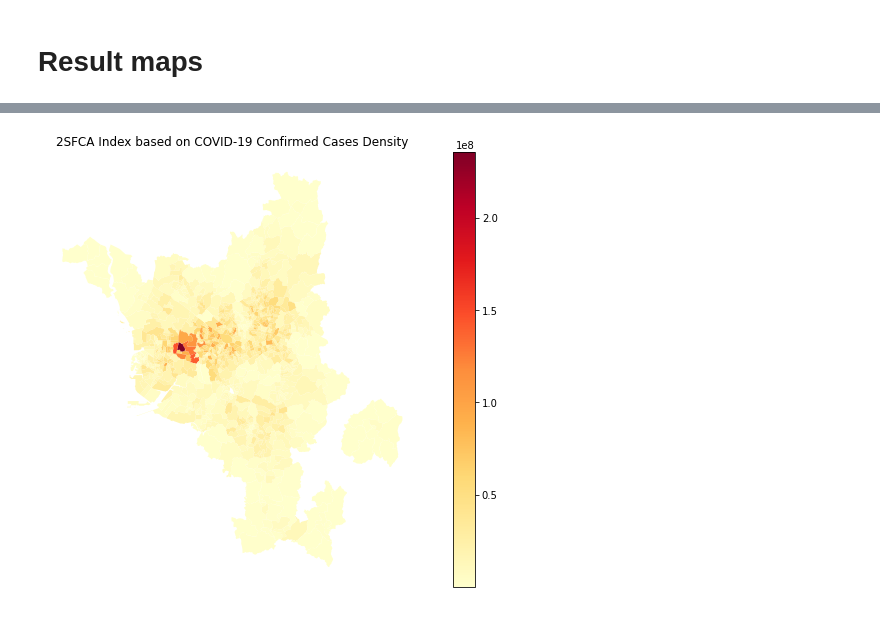
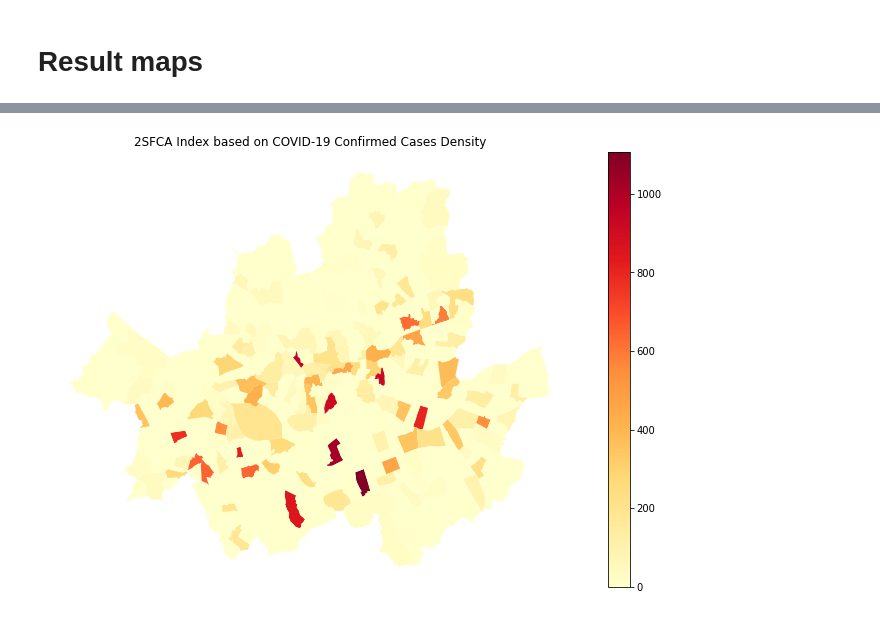
Before and after one commit to lucyubin/2023-Accessibility-to-Isolation-Beds-in-Seoul, a Jupyter notebook: 2SFCA.ipynb, the cells around one changed output, grey strips where cells are left out. Drawn from its saved outputs; the diff is of its cells as text; code cells hidden in the pictures.

```diff
--- a/2SFCA.ipynb
+++ b/2SFCA.ipynb
@@ -43,11 +44,18 @@ fac_buffer2 = fac_buffer.copy()
 # Import population density center points
 point_pop = gpd.read_file(file_path + 'point_pop.shp')
 point_pop['den'] = point_pop['SUM_1인']
+point_pop = point_pop[point_pop['ADM_CD'].str.startswith('1')]
+
+# Import resident density aged over 65 center points
+point_65 = gpd.read_file(file_path + 'point.shp')
+point_65['den'] = point_65['65DEN']
+point_65['ADM_CD'] = point_65['ADM_CD'].astype(str)
 
 # Import COVID-19 confirmed cases density center points
 point_covid = gpd.read_file(file_path + 'point_covid.shp')
 point_covid['den'] = point_covid['dencity']
-
+point_covid = point_covid[point_covid['ADM_CD'].str.startswith('1')]
 
 # Import population buffer
 pop_buffer = gpd.read_file(file_path + 'pop_buffer.shp')
+pop_buffer = pop_buffer[pop_buffer['Name'].str.startswith('11')]
@@ -207,10 +121,26 @@ boundary = gpd.read_file(file_path + 'boundary.shp')
 
 # Perform a spatial join between municipal boundaries and population density data ('pop_den_buffer').
 pop_sfca = boundary[['ADM_CD', 'geometry']].merge(pop_den_buffer[['Name', 'sfca']], left_on='ADM_CD', right_on='Name', how='left')
+pop_sfca = pop_sfca[pop_sfca['Name'].notna() & pop_sfca['Name'].str.startswith('11')]
+min_value = pop_sfca['sfca'].min()
+max_value = pop_sfca['sfca'].max()
+pop_sfca['sfca_nor'] = (pop_sfca['sfca'] - min_value) / (max_value - min_value)
+
+# Perform a spatial join between municipal boundaries and population density data ('eld_den_buffer').
+eld_sfca = boundary[['ADM_CD', 'geometry']].merge(eld_den_buffer[['Name', 'sfca']], left_on='ADM_CD', right_on='Name', how='left')
+eld_sfca = eld_sfca[eld_sfca['Name'].notna() & eld_sfca['Name'].str.startswith('11')]
+min_value = eld_sfca['sfca'].min()
+max_value = eld_sfca['sfca'].max()
+eld_sfca['sfca_nor'] = (eld_sfca['sfca'] - min_value) / (max_value - min_value)
 
 # Perform a spatial join between municipal boundaries and COVID-19 patient density data ('covid_den_buffer').
 covid_sfca = boundary[['ADM_CD', 'geometry']].merge(covid_den_buffer[['Name', 'sfca']], left_on='ADM_CD', right_on='Name', how='left')
+covid_sfca = covid_sfca[covid_sfca['Name'].notna() & covid_sfca['Name'].str.startswith('11')]
+min_value = covid_sfca['sfca'].min()
+max_value = covid_sfca['sfca'].max()
+covid_sfca['sfca_nor'] = (covid_sfca['sfca'] - min_value) / (max_value - min_value)
 
 # Export the resulting data to shapefiles.
-# pop_sfca.to_file(file_path + 'pop_sfca.shp')
-# covid_sfca.to_file(file_path + 'covid_sfca.shp')
+pop_sfca.to_file(file_path + 'pop_sfca.shp')
+eld_sfca.to_file(file_path + 'eld_sfca.shp')
+covid_sfca.to_file(file_path + 'covid_sfca.shp')
@@ -262,11 +171,11 @@ plt.show()
 # %%
 # Choropleth Map
 fig, ax = plt.subplots(1, 1, figsize=(12, 8))
-pop_sfca.plot(column='sfca', cmap='YlOrRd', linewidth=0.8, ax=ax, legend=True)
+covid_sfca.plot(column='sfca', cmap='YlOrRd', linewidth=0.8, ax=ax, legend=True)
 
 # Add Legend
 ax.set_title('2SFCA Index based on COVID-19 Confirmed Cases Density')
 ax.set_axis_off()
 plt.show()
 # %% [output]
-[figure, old version]
+[figure, new version]
```
Also changed, not shown: parts of 15 cells of this notebook.
